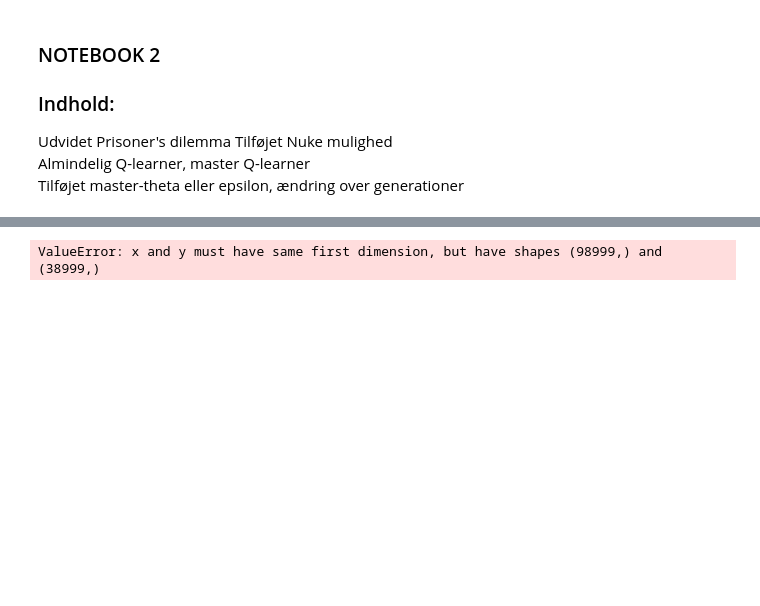
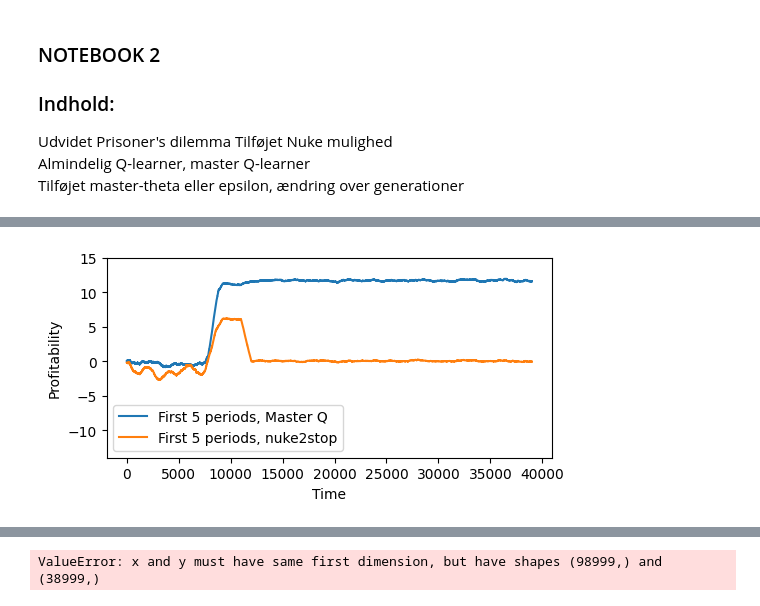
Before and after one commit to mortenvk/SpecialeProjekt, a Jupyter notebook: Master Q, Master Theta, Nuke, NEW Interpolation .ipynb, the cells around one changed output, grey strips where cells are left out. Saved outputs shown, nothing was run; the diff lists cells and outputs as text; code cells hidden in the pictures; blank space fills up the shorter version.

```diff
--- a/Master Q, Master Theta, Nuke, NEW Interpolation .ipynb
+++ b/Master Q, Master Theta, Nuke, NEW Interpolation .ipynb
@@ -431,3 +455,34 @@ plt.show()
+# %%
+
+first_fivep1 = rewards_p1[200:205,:]
+first_fivep2 = rewards_p2[200:205,:]
+
+last_fivep1 = rewards_p1[-5:,:]
+last_fivep2 = rewards_p2[-5:,:]
+
+middle_fivep1 = rewards_p1[int(np.floor(learners/2)):int(np.floor(learners/2)+5),:]
+middle_fivep2 = rewards_p2[int(np.floor(learners/2)):int(np.floor(learners/2)+5),:]
+
+first_prof1_5, first_prof2_5 = prof_means(first_fivep1, first_fivep2)
+last_prof1_5, last_prof2_5 = prof_means(last_fivep1, last_fivep2)
+middle_profp1, middle_profp2 = prof_means(middle_fivep1, middle_fivep2)
+
+profitability_first1_5, profitability_first2_5 = moving_avg(first_prof1_5, first_prof2_5, window)
+
+t_arr1 = np.arange(0,local_periods - window-1)
+t_arr2 = np.arange(0,local_periods - window-1)
+fig, ax = plt.subplots(figsize =(5.75, 2.6))
+plt.plot(t_arr1,profitability_first1_5,'-',label=f'First 5 periods, {player_1}')
+plt.plot(t_arr2,profitability_first2_5,'-', label=f'First 5 periods, {player_2}')
+#plt.axhline(y=0.125, color='k', linestyle = '--')
+#plt.axhline(y=0.061, color='k', linestyle = '--')
+plt.xlabel("Time")
+plt.ylabel("Profitability")
+plt.ylim(-14,15)
+plt.legend()
+plt.show()
+# %% [output]
+[figure, added]
 # %%
 print(final_Q)
 # %% [output]
```
Also changed, not shown: parts of 16 cells of this notebook.
